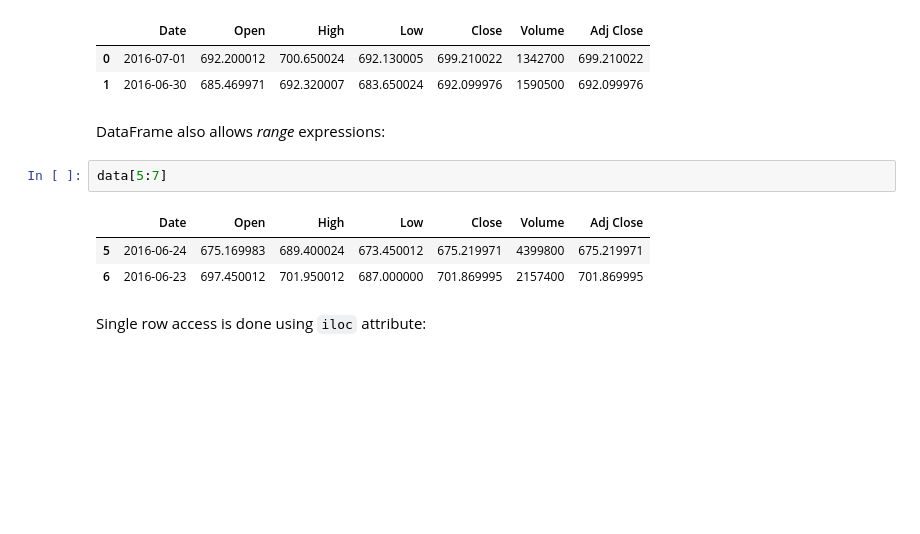
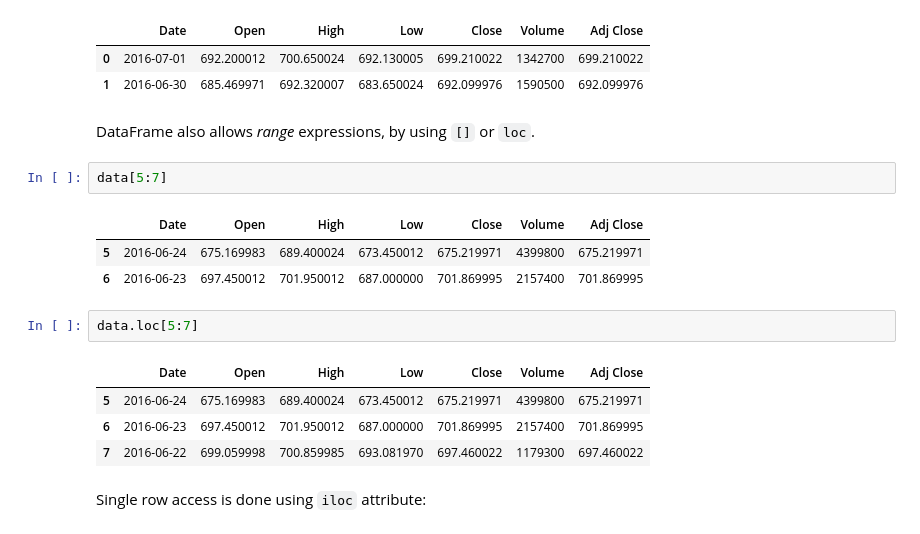
Before and after one commit to luisbelloch/pandas_notebooks, a Jupyter notebook: 01_getting_started.ipynb, the cells around one changed output. Drawn from its saved outputs; the diff is of its cells as text; blank space fills up the shorter version.

```diff
--- a/01_getting_started.ipynb
+++ b/01_getting_started.ipynb
@@ -18,13 +18,20 @@ data.head(2)
 | 0 | 2016-07-01 | 692.200012 | 700.650024 | 692.130005 | 699.210022 | 1342700 | 699.210022 |
 | 1 | 2016-06-30 | 685.469971 | 692.320007 | 683.650024 | 692.099976 | 1590500 | 692.099976 |
 # %% [markdown]
-DataFrame also allows _range_ expressions:
+DataFrame also allows _range_ expressions, by using `[]` or `loc`.
 # %%
 data[5:7]
 # %% [output]
 |  | Date | Open | High | Low | Close | Volume | Adj Close |
 | 5 | 2016-06-24 | 675.169983 | 689.400024 | 673.450012 | 675.219971 | 4399800 | 675.219971 |
 | 6 | 2016-06-23 | 697.450012 | 701.950012 | 687.000000 | 701.869995 | 2157400 | 701.869995 |
+# %%
+data.loc[5:7]
+# %% [output]
+|  | Date | Open | High | Low | Close | Volume | Adj Close |
+| 5 | 2016-06-24 | 675.169983 | 689.400024 | 673.450012 | 675.219971 | 4399800 | 675.219971 |
+| 6 | 2016-06-23 | 697.450012 | 701.950012 | 687.000000 | 701.869995 | 2157400 | 701.869995 |
+| 7 | 2016-06-22 | 699.059998 | 700.859985 | 693.081970 | 697.460022 | 1179300 | 697.460022 |
 # %% [markdown]
 Single row access is done using `iloc` attribute:
 # %%
```
Also changed, not shown: parts of 36 cells of this notebook, 3 other files.
